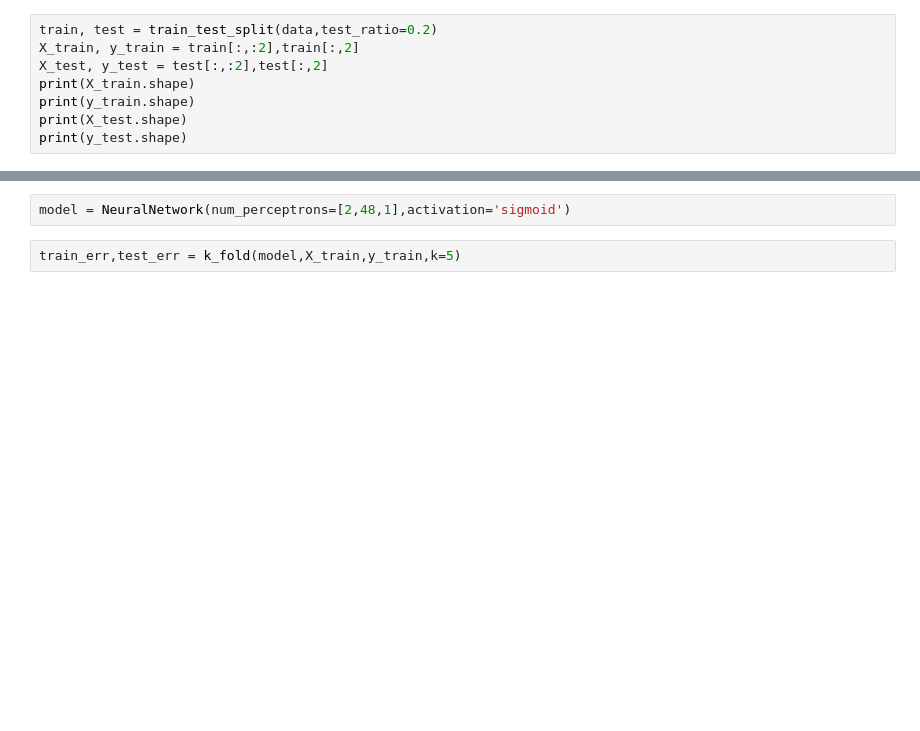
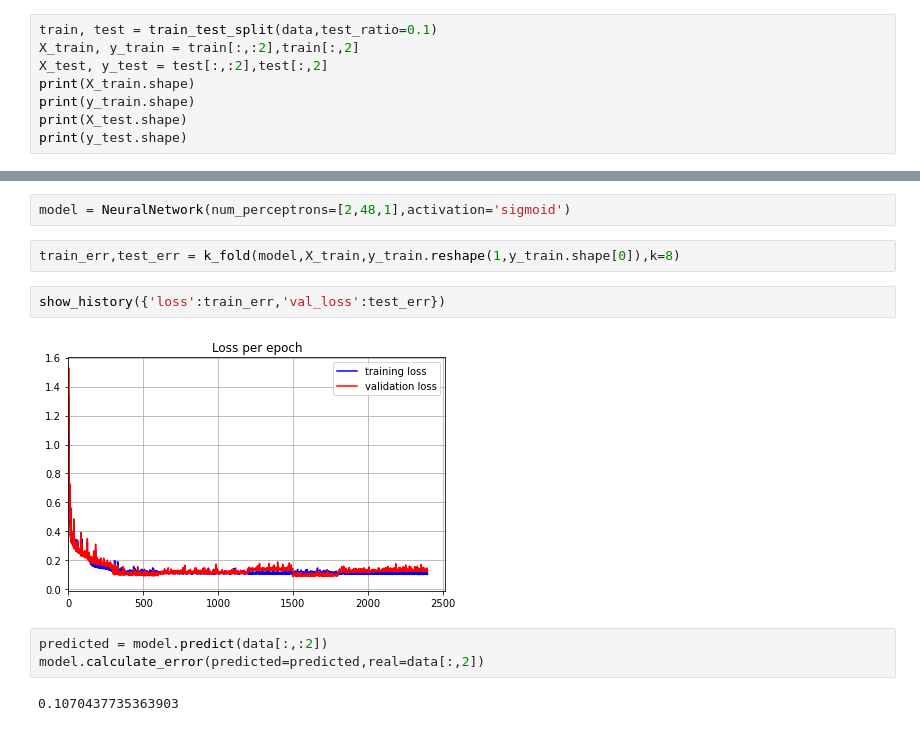
Before and after one commit to TheKompot/NeuralNetwork, a Jupyter notebook: EDA.ipynb, the cells around one changed output, grey strips where cells are left out. Drawn from its saved outputs; the diff is of its cells as text; blank space fills up the shorter version.

Commit message:
Found better model

```diff
--- a/EDA.ipynb
+++ b/EDA.ipynb
@@ -80,7 +80,7 @@ plt.show()
 # %% [markdown]
 ## loading data
 # %%
-train, test = train_test_split(data,test_ratio=0.2)
+train, test = train_test_split(data,test_ratio=0.1)
 X_train, y_train = train[:,:2],train[:,2]
 X_test, y_test = test[:,:2],test[:,2]
 print(X_train.shape)
@@ -180,4 +180,13 @@ min(error)
 # %%
 model = NeuralNetwork(num_perceptrons=[2,48,1],activation='sigmoid')
 # %%
-train_err,test_err = k_fold(model,X_train,y_train,k=5)
+train_err,test_err = k_fold(model,X_train,y_train.reshape(1,y_train.shape[0]),k=8)
+# %%
+show_history({'loss':train_err,'val_loss':test_err})
+# %% [output]
+[figure, added]
+# %%
+predicted = model.predict(data[:,:2])
+model.calculate_error(predicted=predicted,real=data[:,2])
+# %% [output]
+0.1070437735363903
```
Also changed, not shown: parts of 1 cell of this notebook.
